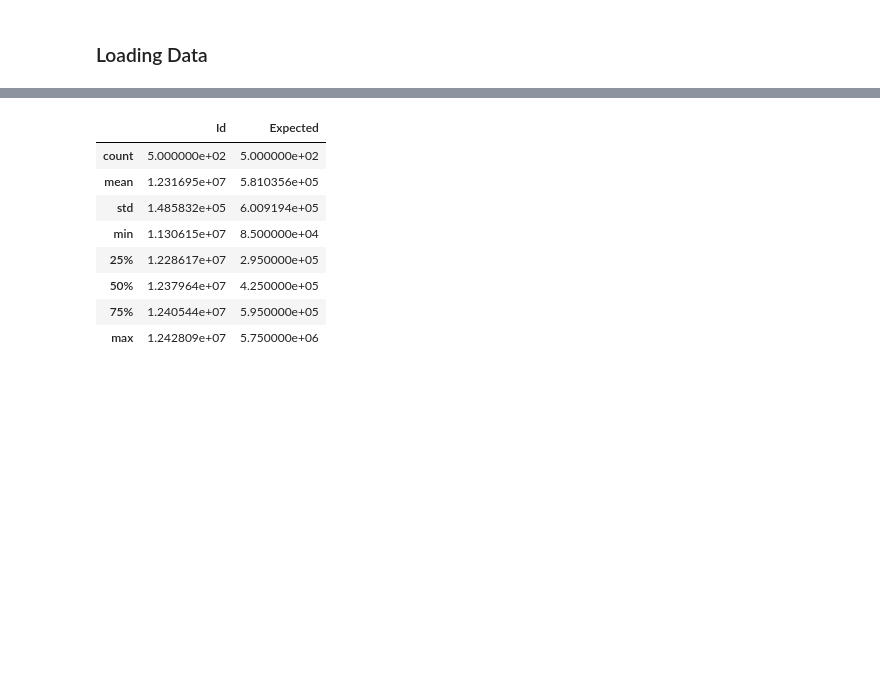
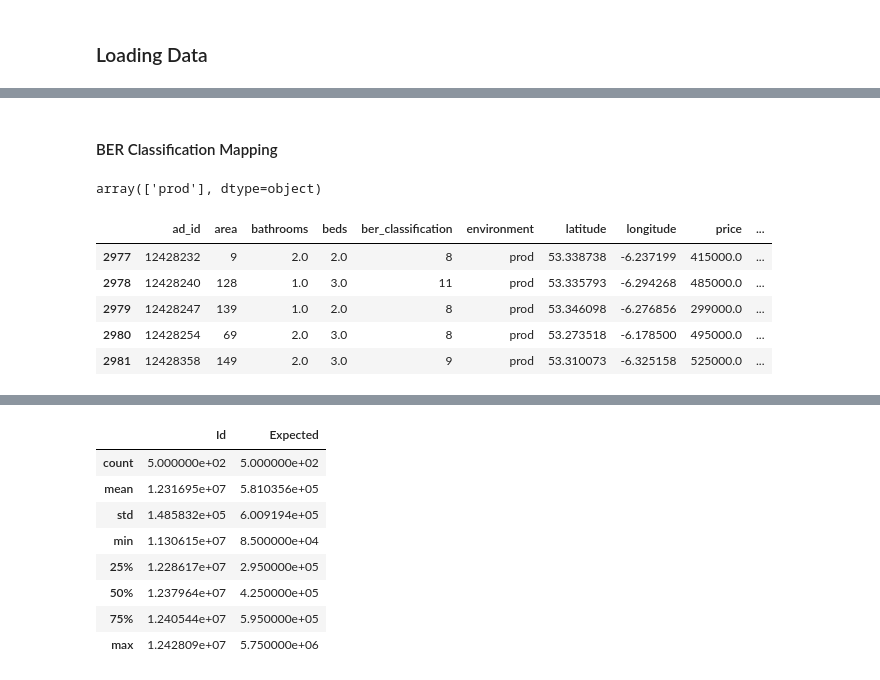
Before and after one commit to ranadas/ET5003_SEM1_2021-2, a Jupyter notebook: Week-3/ET5003_Etivity2_Rana_Das_19137338.ipynb, the cells around one changed output, grey strips where cells are left out. Cells and saved outputs as stored; diff of their text form; code cells hidden in the pictures; blank space fills up the shorter version.

```diff
--- a/Week-3/ET5003_Etivity2_Rana_Das_19137338.ipynb
+++ b/Week-3/ET5003_Etivity2_Rana_Das_19137338.ipynb
@@ -252,0 +431,2 @@ df_train.describe()
+# %% [markdown]
+#### BER Classification Mapping
@@ -252,0 +444,13 @@ df_train.describe()
+# %%
+df_train['environment'].unique()
+# %% [output]
+array(['prod'], dtype=object)
+# %%
+df_train.tail(5)
+# %% [output]
+|  | ad_id | area | bathrooms | beds | ber_classification | environment | latitude | longitude | price | ... |
+| 2977 | 12428232 | 9 | 2.0 | 2.0 | 8 | prod | 53.338738 | -6.237199 | 415000.0 | ... |
+| 2978 | 12428240 | 128 | 1.0 | 3.0 | 11 | prod | 53.335793 | -6.294268 | 485000.0 | ... |
+| 2979 | 12428247 | 139 | 1.0 | 2.0 | 8 | prod | 53.346098 | -6.276856 | 299000.0 | ... |
+| 2980 | 12428254 | 69 | 2.0 | 3.0 | 8 | prod | 53.273518 | -6.178500 | 495000.0 | ... |
+| 2981 | 12428358 | 149 | 2.0 | 3.0 | 9 | prod | 53.310073 | -6.325158 | 525000.0 | ... |
```
Also changed, not shown: parts of 78 cells of this notebook.
